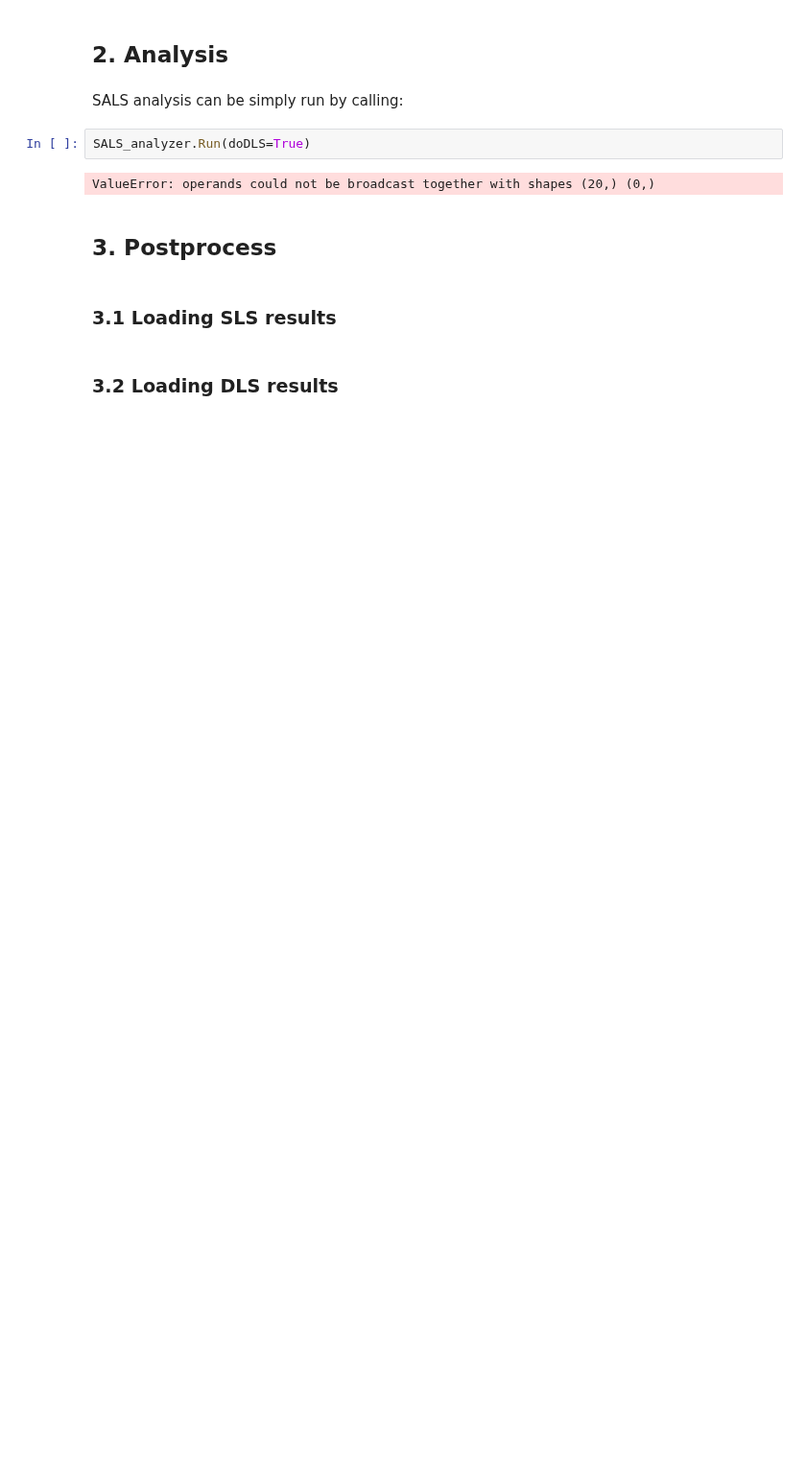
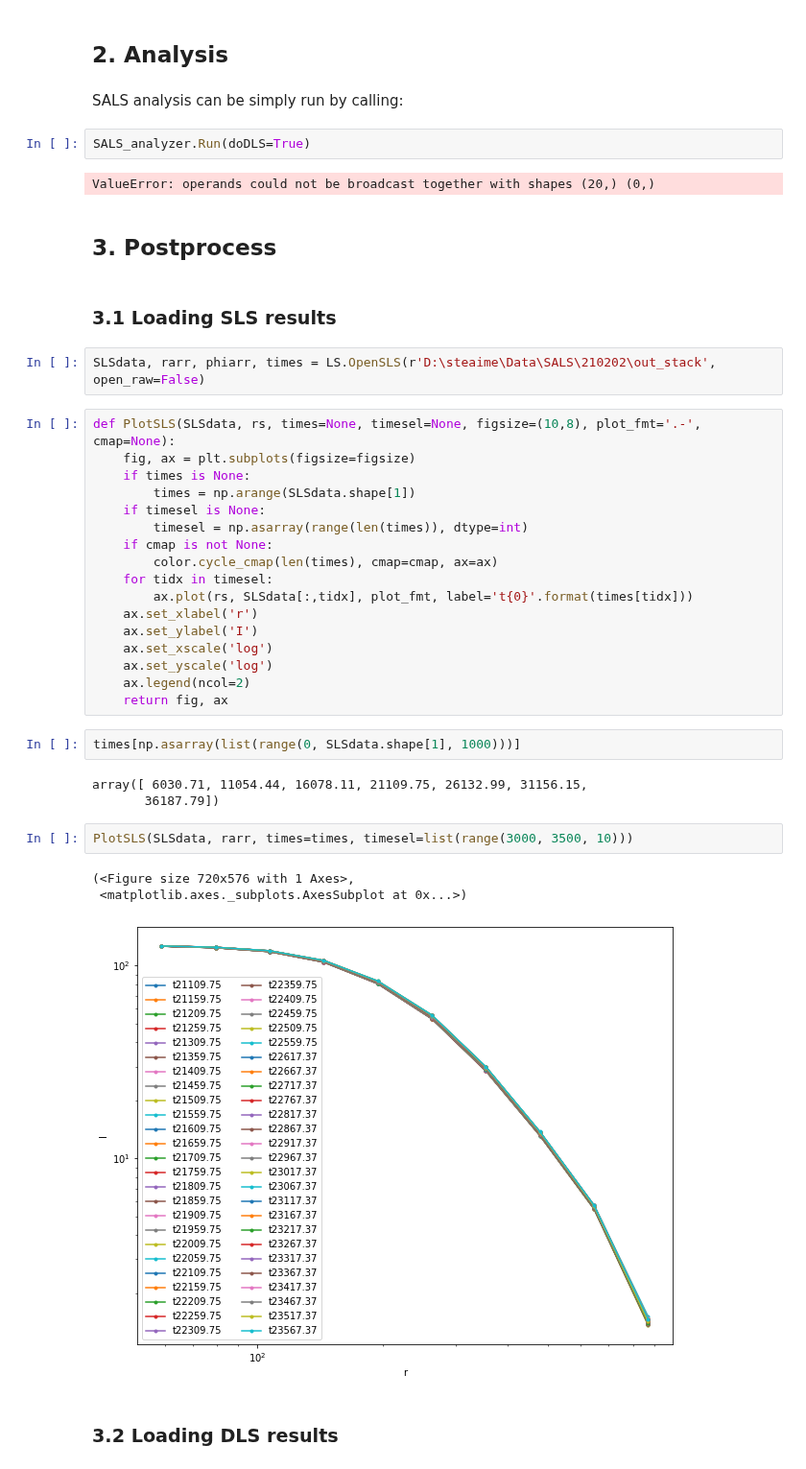
Before and after one commit to steaime/DSHpy, a Jupyter notebook: tutorial4_SALS.ipynb, the cells around one changed output. Shown at 96% size. Drawn from its saved outputs; the diff is of its cells as text; blank space fills up the shorter version.

Commit message:
SALS.open functions added

```diff
--- a/tutorial4_SALS.ipynb
+++ b/tutorial4_SALS.ipynb
@@ -117,5 +121,35 @@ ValueError: operands could not be broadcast together with shapes (20,) (0,)
 ## 3. Postprocess
 # %% [markdown]
 ### 3.1 Loading SLS results
+# %%
+SLSdata, rarr, phiarr, times = LS.OpenSLS(r'D:\steaime\Data\SALS\210202\out_stack', open_raw=False)
+# %%
+def PlotSLS(SLSdata, rs, times=None, timesel=None, figsize=(10,8), plot_fmt='.-', cmap=None):
+    fig, ax = plt.subplots(figsize=figsize)
+    if times is None:
+        times = np.arange(SLSdata.shape[1])
+    if timesel is None:
+        timesel = np.asarray(range(len(times)), dtype=int)
+    if cmap is not None:
+        color.cycle_cmap(len(times), cmap=cmap, ax=ax)
+    for tidx in timesel:
+        ax.plot(rs, SLSdata[:,tidx], plot_fmt, label='t{0}'.format(times[tidx]))
+    ax.set_xlabel('r')
+    ax.set_ylabel('I')
+    ax.set_xscale('log')
+    ax.set_yscale('log')
+    ax.legend(ncol=2)
+    return fig, ax
+# %%
+times[np.asarray(list(range(0, SLSdata.shape[1], 1000)))]
+# %% [output]
+array([ 6030.71, 11054.44, 16078.11, 21109.75, 26132.99, 31156.15,
+       36187.79])
+# %%
+PlotSLS(SLSdata, rarr, times=times, timesel=list(range(3000, 3500, 10)))
+# %% [output]
+(<Figure size 720x576 with 1 Axes>,
+ <matplotlib.axes._subplots.AxesSubplot at 0x...>)
+[figure, added]
 # %% [markdown]
 ### 3.2 Loading DLS results
```
Also changed, not shown: parts of 9 cells of this notebook, 2 other files.
